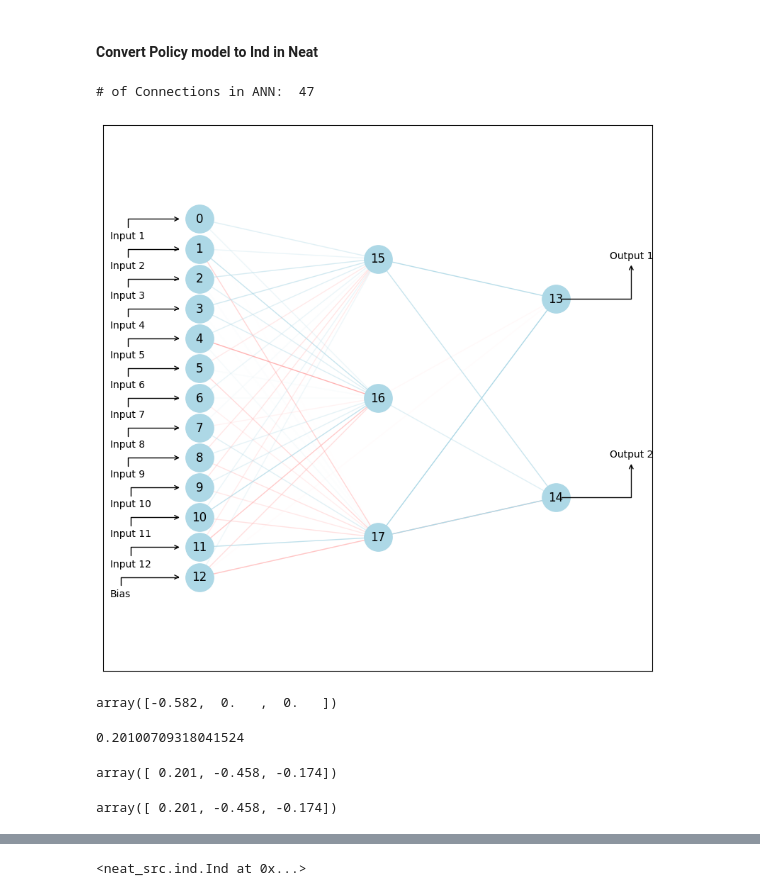
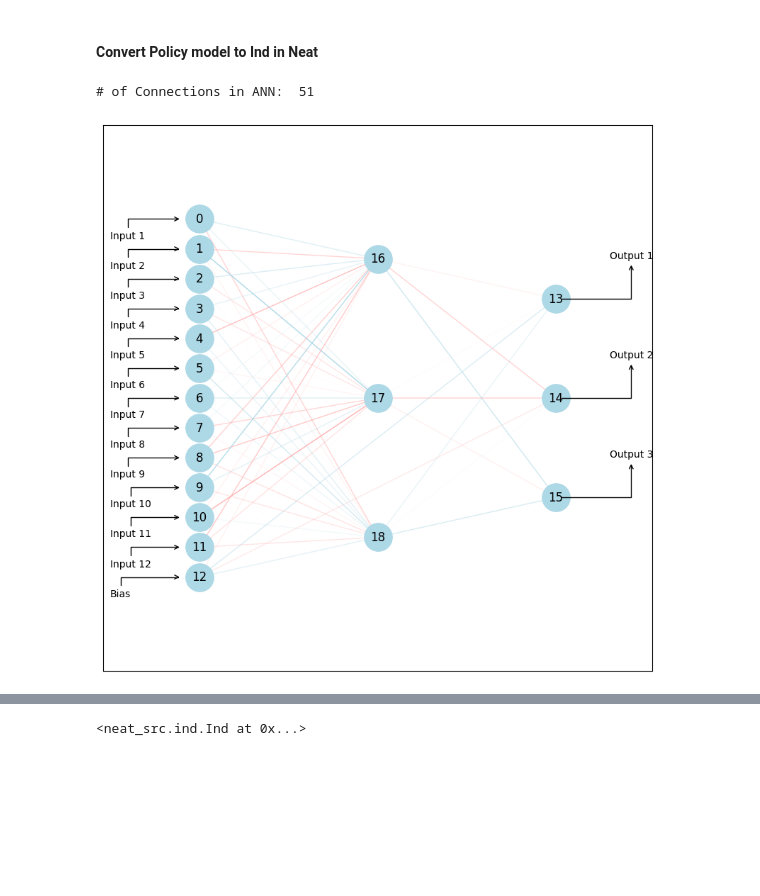
Before and after one commit to fangyuan-ksgk/SlimeBall, a Jupyter notebook: fineNeat/animate.ipynb, the cells around one changed output, grey strips where cells are left out. Cells and saved outputs as stored; diff of their text form; code cells hidden in the pictures; blank space fills up the shorter version.

```diff
--- a/fineNeat/animate.ipynb
+++ b/fineNeat/animate.ipynb
@@ -37,23 +36,15 @@ game = games['slimevolleylite']
 # %%
 # Slime Environment Specific model -> Ind convertion function
 from neat_src import Ind, initIndiv
 from vis.viewInd import viewInd
 
-temp_shapes = [(12, 3), (3, 2)] # debug getlayer functional variable
+temp_shapes = [(12, 3), (3, 3)] # debug getlayer functional variable
 
 indiv = Ind.from_shapes(temp_shapes)
 indiv.express()
 
 # visualize individual network
 fig, ax = viewInd(indiv, "slimevolley") # this is in-correct, edge is not correctly assigned ...
 # %% [output]
-# of Connections in ANN:  47
+# of Connections in ANN:  51
-[figure, old version]
+[figure, new version]
-# %%
-sum(indiv.conn[3,:] ==0) # no zero in the weight (connection)
-
-
-# w, b = indiv.to_params()[0]
-# w[1] # Issue: too many zero values in weight matrix?
-# %% [output]
-array([-0.582,  0.   ,  0.   ])
@@ -87,13 +50,0 @@ for layer_idx in range(max(layers)):
-# %%
-# layer_weight
-layer_bias
-# %% [output]
-0.20100709318041524
-# %%
-wMat[b_idx][next_mask]
-# %% [output]
-array([ 0.201, -0.458, -0.174])
-# %%
-layer_bias
-# %% [output]
-array([ 0.201, -0.458, -0.174])
```
Also changed, not shown: parts of 24 cells of this notebook, 8 other files.
